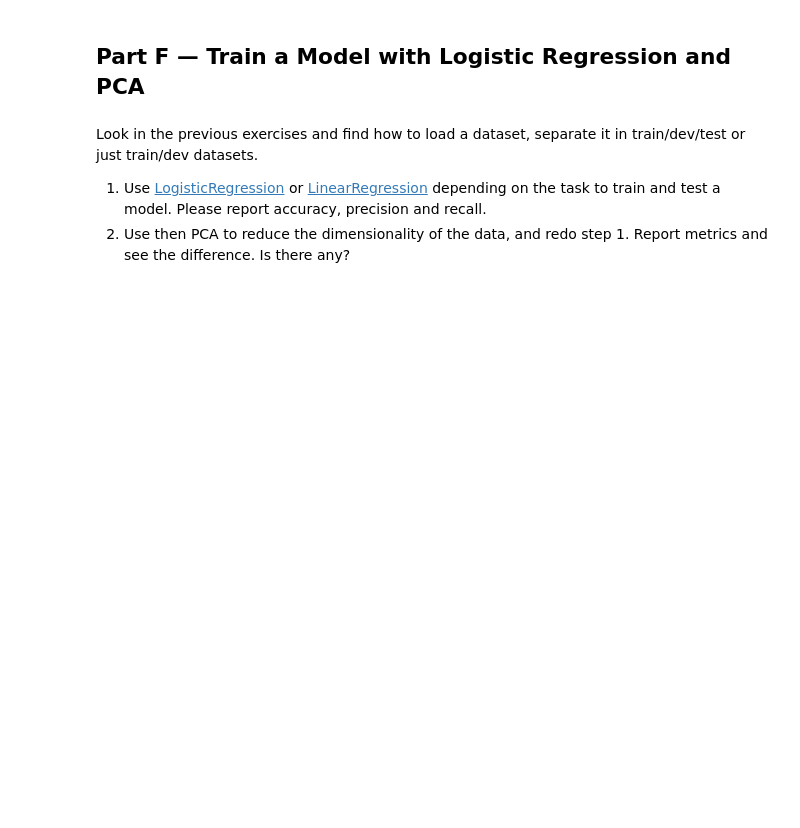
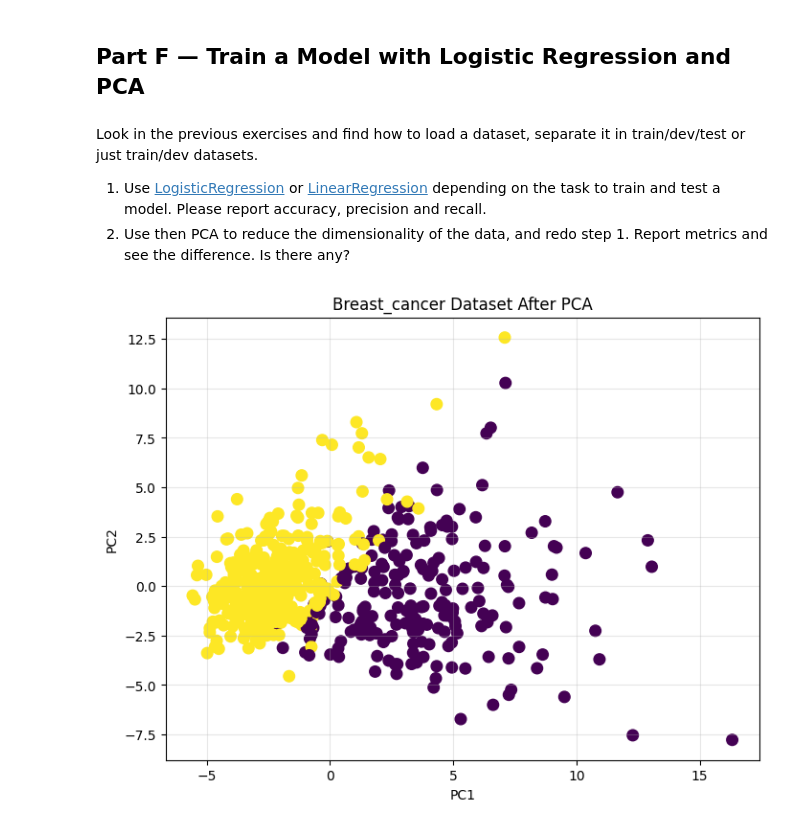
Before and after one commit to thienminhdepzai/ml-course, a Jupyter notebook: docs/5-Principal-Component-Analysis/01-dimensionality-reduction-basics.ipynb, the cells around one changed output. Cells and saved outputs as stored; diff of their text form; code cells hidden in the pictures; blank space fills up the shorter version.

```diff
--- a/docs/5-Principal-Component-Analysis/01-dimensionality-reduction-basics.ipynb
+++ b/docs/5-Principal-Component-Analysis/01-dimensionality-reduction-basics.ipynb
@@ -271,3 +314,38 @@ Look in the previous exercises and find how to load a dataset, separate it in tr
 
 1. Use [LogisticRegression](https://scikit-learn.org/stable/modules/generated/sklearn.linear_model.LogisticRegression.html) or [LinearRegression](https://scikit-learn.org/stable/modules/generated/sklearn.linear_model.LinearRegression.html) depending on the task to train and test a model. Please report accuracy, precision and recall.
 2. Use then PCA to reduce the dimensionality of the data, and redo step 1. Report metrics and see the difference. Is there any?
+# %%
+from sklearn.datasets import load_breast_cancer
+
+breast_cancer = load_breast_cancer()
+
+X = breast_cancer.data
+y = breast_cancer.target
+# %%
+scaler = StandardScaler()
+
+X_scaled = scaler.fit_transform(X)
+
+pca = PCA(n_components=2)
+
+X_pca = pca.fit_transform(X_scaled)
+# %%
+plt.figure(figsize=(8,6))
+
+scatter = plt.scatter(
+    X_pca[:,0],
+    X_pca[:,1],
+    c=y,
+    s=70
+)
+
+plt.xlabel("PC1")
+plt.ylabel("PC2")
+
+plt.title("Breast_cancer Dataset After PCA")
+
+plt.grid(True, alpha=0.3)
+
+plt.show()
+# %% [output]
+[figure, added]
```
Also changed, not shown: parts of 9 cells of this notebook.
